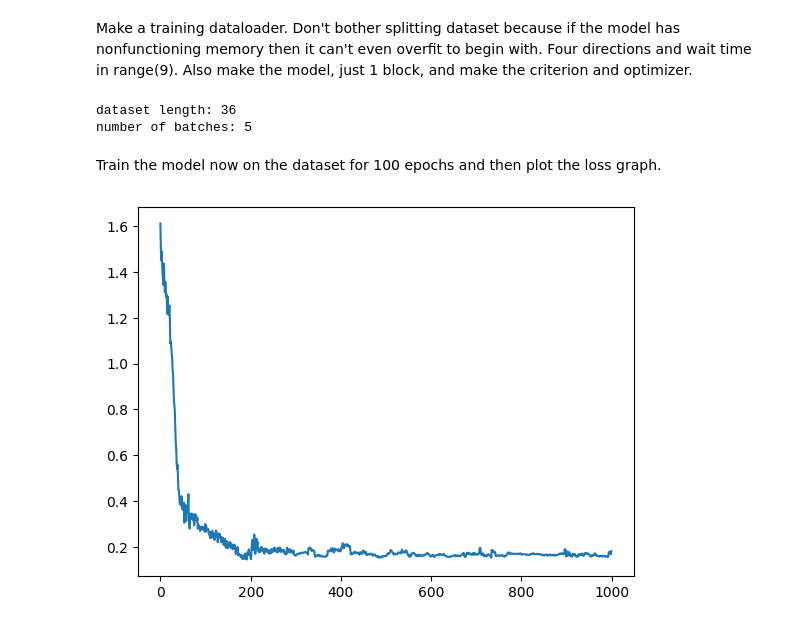
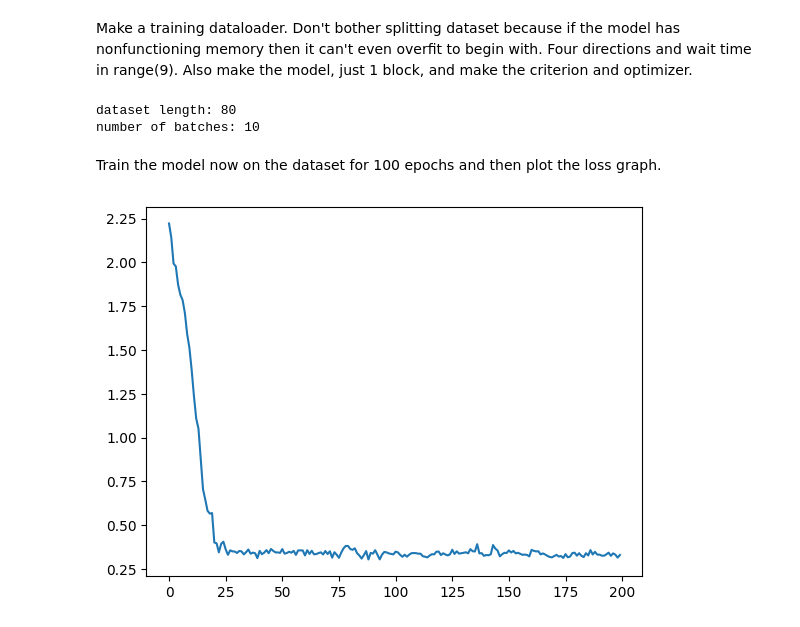
Before and after one commit to IanPTan/MoPeA, a Jupyter notebook: src/model_tests.ipynb, the cells around one changed output. Saved outputs shown, nothing was run; the diff lists cells and outputs as text; code cells hidden in the pictures.

```diff
--- a/src/model_tests.ipynb
+++ b/src/model_tests.ipynb
@@ -69,9 +69,13 @@ tensor([[3, 3, 2, 3]])
 # %% [markdown]
 Make a training dataloader. Don't bother splitting dataset because if the model has nonfunctioning memory then it can't even overfit to begin with. Four directions and wait time in range(9). Also make the model, just 1 block, and make the criterion and optimizer.
 # %%
-dataset = ODRDataset(4, 1, 10)
-dataloader = DataLoader(dataset, batch_size=8)
-model = mm.MoPeAModel(5, 16, 5, 16, depth=1)
+DIRECTIONS = 8
+
+
+
+dataset = ODRDataset(DIRECTIONS, 10, 20)
+dataloader = DataLoader(dataset, batch_size=8, shuffle=True)
+model = mm.MoPeAModel(DIRECTIONS + 1, 64, DIRECTIONS + 1, 64, depth=2, min_r=0.999)
 raw_criterion = nn.CrossEntropyLoss()
 def criterion(outputs, labels):
     outputs = outputs.view(-1, outputs.shape[-1])
@@ -82,42 +86,42 @@ scheduler = optim.lr_scheduler.ReduceLROnPlateau(
     optimizer,
     mode='min',
     factor=0.1,
-    patience=20,
+    patience=5,
 )
 
 print(f"dataset length: {len(dataset)}\nnumber of batches: {len(dataloader)}")
 # %% [output]
-dataset length: 36
-number of batches: 5
+dataset length: 80
+number of batches: 10
 # %% [markdown]
 Train the model now on the dataset for 100 epochs and then plot the loss graph.
 # %%
 model.train()
 losses = []
-pbar = tqdm(range(1000))
+pbar = tqdm(range(200))
 for epoch in pbar:
     total_loss = 0
     for x, labels in dataloader:
         optimizer.zero_grad()
 
         outputs = model(x)
         loss = criterion(outputs, labels)
 
         loss.backward()
         optimizer.step()
 
         total_loss += loss.item()
 
     avg_loss = total_loss / len(dataloader)
     losses.append(avg_loss)
     current_lr = optimizer.param_groups[0]['lr']
     pbar.set_postfix(loss=f"{avg_loss:.4f}", lr=current_lr)
 
     scheduler.step(avg_loss)
 model.eval()
 print()
 
 plt.plot(losses)
 plt.show()
 # %% [output]
-[figure, old version]
+[figure, new version]
```
Also changed, not shown: parts of 3 cells of this notebook.
